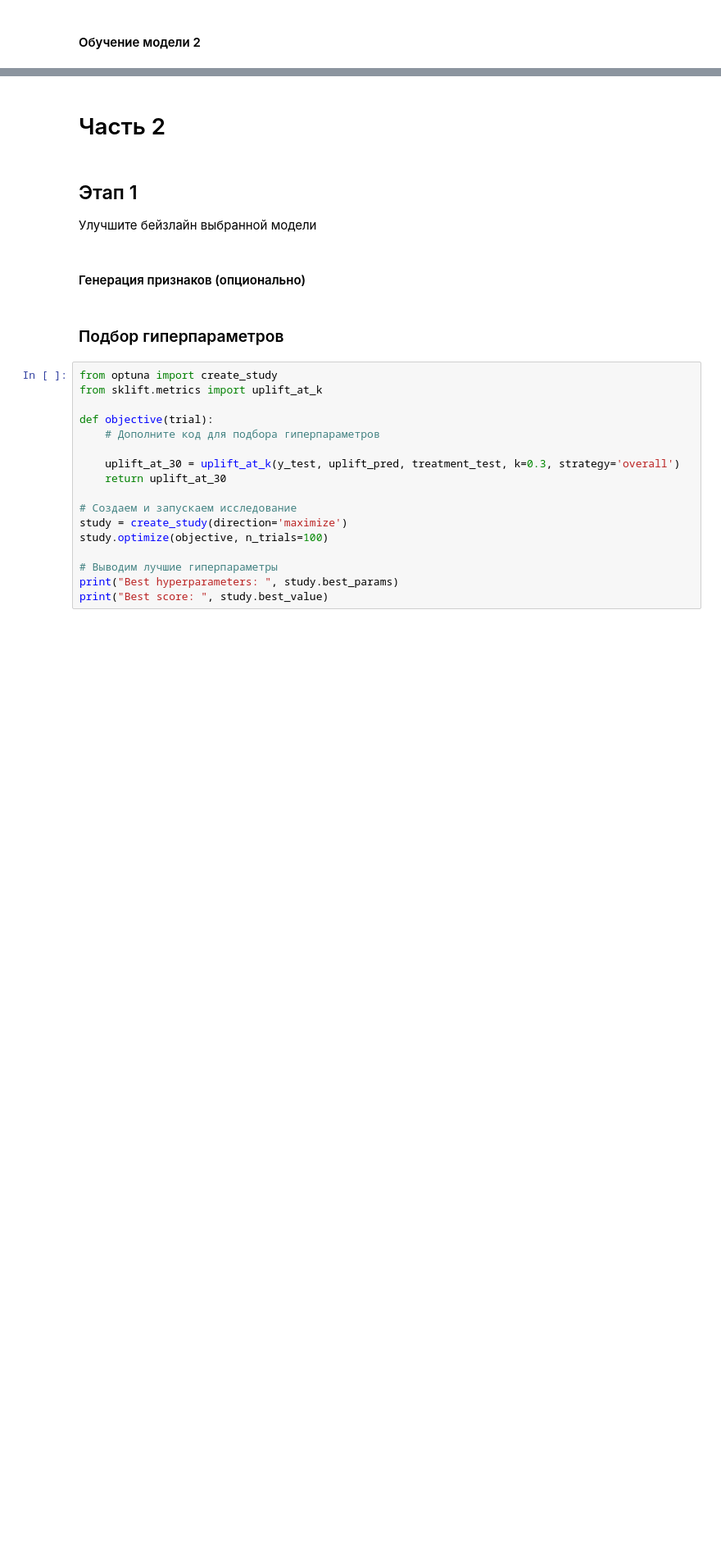
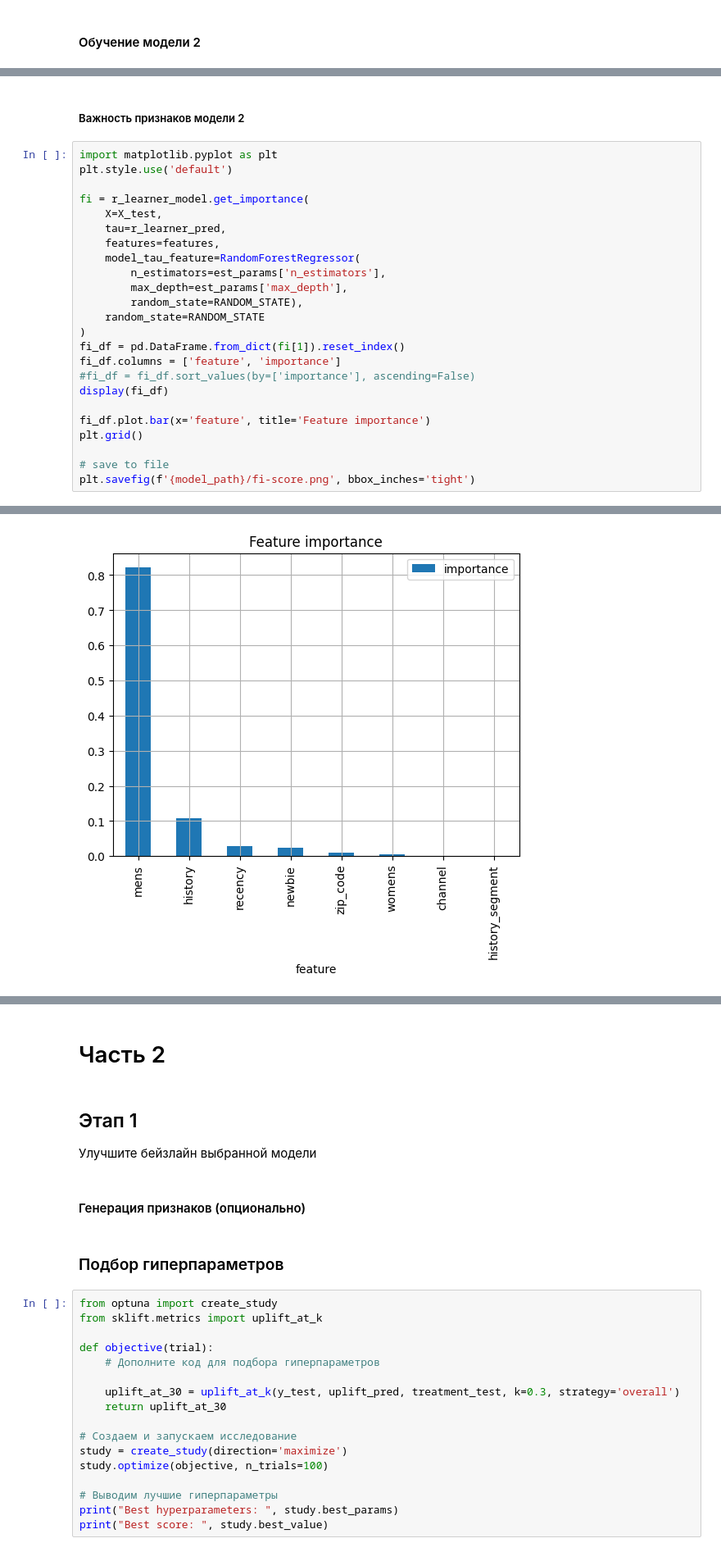
Before and after one commit to khromenko/mle-uplift-final-project-2025, a Jupyter notebook: final_project.ipynb, the cells around one changed output, grey strips where cells are left out. Shown at 82% size. Drawn from its saved outputs; the diff is of its cells as text; blank space fills up the shorter version.

```diff
--- a/final_project.ipynb
+++ b/final_project.ipynb
@@ -1224,0 +1299,27 @@ plt.savefig(f'{model_path}/fi-score.png', bbox_inches='tight')
+# %% [markdown]
+##### Важность признаков модели 2
+# %%
+import matplotlib.pyplot as plt
+plt.style.use('default')
+
+fi = r_learner_model.get_importance(
+    X=X_test,
+    tau=r_learner_pred,
+    features=features,
+    model_tau_feature=RandomForestRegressor(
+        n_estimators=est_params['n_estimators'],
+        max_depth=est_params['max_depth'],
+        random_state=RANDOM_STATE),
+    random_state=RANDOM_STATE
+)
+fi_df = pd.DataFrame.from_dict(fi[1]).reset_index()
+fi_df.columns = ['feature', 'importance']
+#fi_df = fi_df.sort_values(by=['importance'], ascending=False)
+display(fi_df)
+
+fi_df.plot.bar(x='feature', title='Feature importance')
+plt.grid()
+
+# save to file
+plt.savefig(f'{model_path}/fi-score.png', bbox_inches='tight')
+# %% [output]
@@ -1224,0 +1335 @@ plt.savefig(f'{model_path}/fi-score.png', bbox_inches='tight')
+[figure, added]
```
Also changed, not shown: parts of 33 cells of this notebook, 6 other files.
